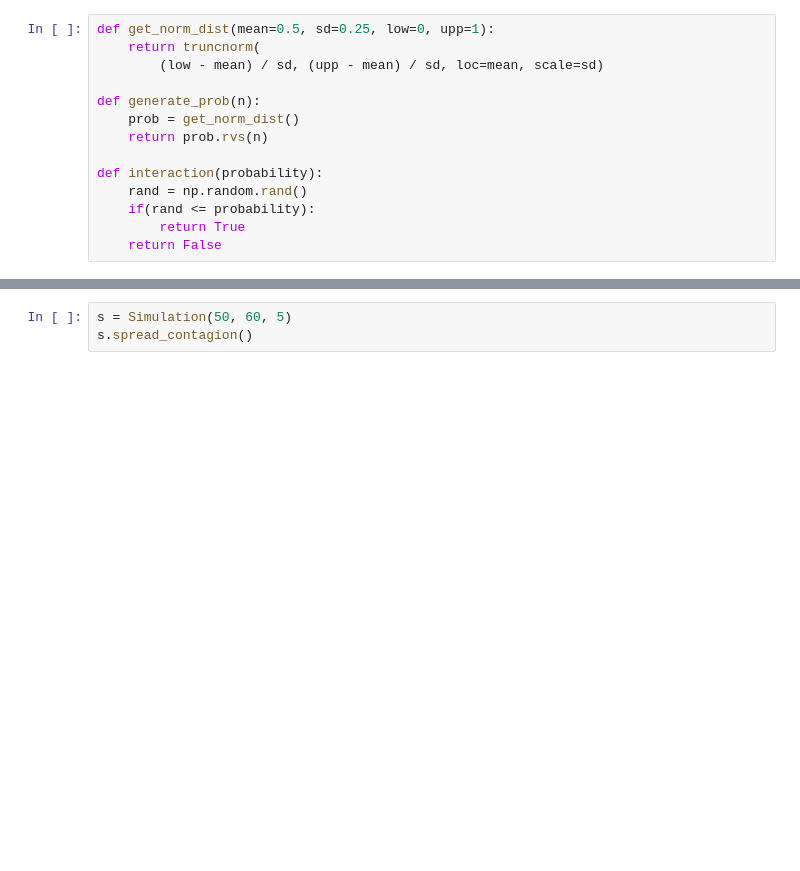
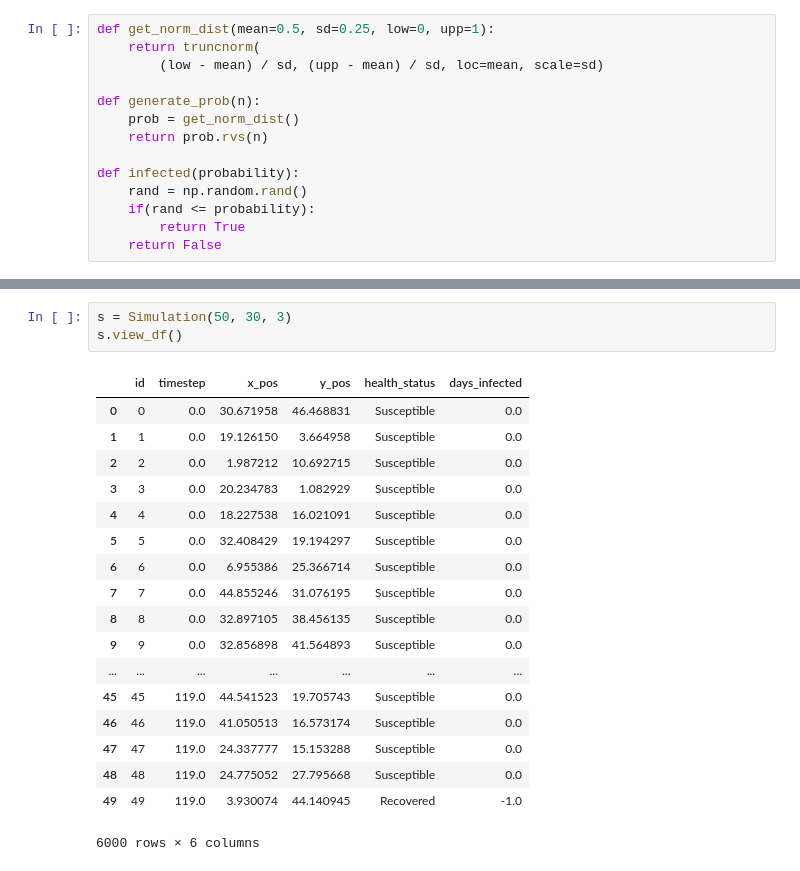
Before and after one commit to mattfarley3/456Model, a Jupyter notebook: Simulation.ipynb, the cells around one changed output, grey strips where cells are left out. Saved outputs shown, nothing was run; the diff lists cells and outputs as text; blank space fills up the shorter version.

Commit message:
added spread of infection among nodes

```diff
--- a/Simulation.ipynb
+++ b/Simulation.ipynb
@@ -14,7 +15,7 @@ def generate_prob(n):
     prob = get_norm_dist()
     return prob.rvs(n)
 
-def interaction(probability):
+def infected(probability):
     rand = np.random.rand()
     if(rand <= probability):
         return True
@@ -70,6 +86,25 @@ class Simulation():
         self.generate_nodes()
         self.generate_walk()
 # %%
-s = Simulation(50, 60, 5)
-s.spread_contagion()
+s = Simulation(50, 30, 3)
+s.view_df()
+# %% [output]
+|  | id | timestep | x_pos | y_pos | health_status | days_infected |
+| 0 | 0 | 0.0 | 30.671958 | 46.468831 | Susceptible | 0.0 |
+| 1 | 1 | 0.0 | 19.126150 | 3.664958 | Susceptible | 0.0 |
+| 2 | 2 | 0.0 | 1.987212 | 10.692715 | Susceptible | 0.0 |
+| 3 | 3 | 0.0 | 20.234783 | 1.082929 | Susceptible | 0.0 |
+| 4 | 4 | 0.0 | 18.227538 | 16.021091 | Susceptible | 0.0 |
+| 5 | 5 | 0.0 | 32.408429 | 19.194297 | Susceptible | 0.0 |
+| 6 | 6 | 0.0 | 6.955386 | 25.366714 | Susceptible | 0.0 |
+| 7 | 7 | 0.0 | 44.855246 | 31.076195 | Susceptible | 0.0 |
+| 8 | 8 | 0.0 | 32.897105 | 38.456135 | Susceptible | 0.0 |
+| 9 | 9 | 0.0 | 32.856898 | 41.564893 | Susceptible | 0.0 |
+| ... | ... | ... | ... | ... | ... | ... |
+| 45 | 45 | 119.0 | 44.541523 | 19.705743 | Susceptible | 0.0 |
+| 46 | 46 | 119.0 | 41.050513 | 16.573174 | Susceptible | 0.0 |
+| 47 | 47 | 119.0 | 24.337777 | 15.153288 | Susceptible | 0.0 |
+| 48 | 48 | 119.0 | 24.775052 | 27.795668 | Susceptible | 0.0 |
+| 49 | 49 | 119.0 | 3.930074 | 44.140945 | Recovered | -1.0 |
+6000 rows × 6 columns
 # %%
```
Also changed, not shown: parts of 4 cells of this notebook.
